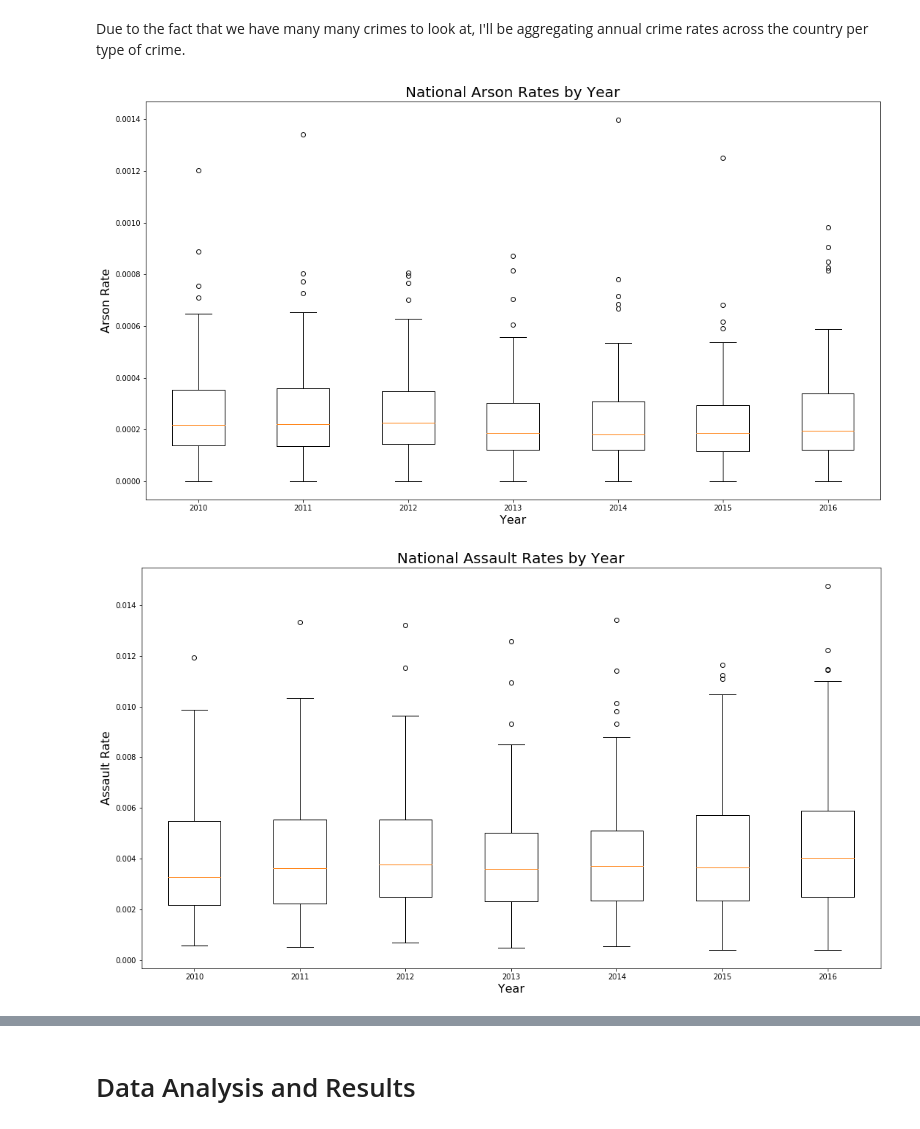
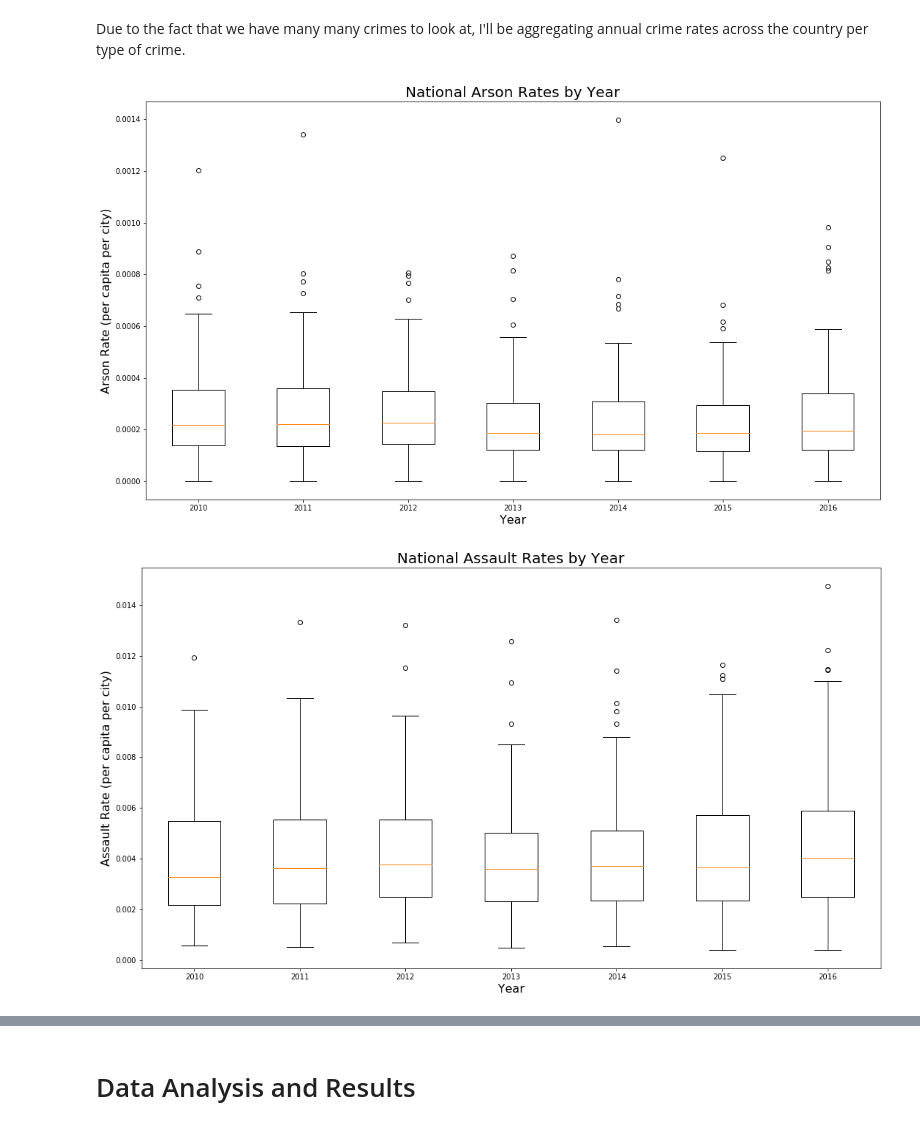
Before and after one commit to IgnacioBecerra/HappiestCity, a Jupyter notebook: FinalProject.ipynb, the cells around one changed output, grey strips where cells are left out. Cells and saved outputs as stored; diff of their text form; code cells hidden in the pictures.

Commit message:
cclarify crime plot ylabels

```diff
--- a/FinalProject.ipynb
+++ b/FinalProject.ipynb
@@ -1862,19 +1862,19 @@ Due to the fact that we have many many crimes to look at, I'll be aggregating an
 # %%
 years = [str(year) for year in range(2010, 2016+1)]
 
 # A+ variable naming
 crime_by_crime = crime.reset_index().drop('city', axis='columns').set_index('year').transpose()
 
 for crime_name in crime_by_crime.index:
     crime_rates = crime_by_crime.loc[crime_name]
     fig, ax = plt.subplots()
     ax.boxplot([crime_rates[year].values for year in years],
                labels=years)
     ax.set_title("National {}s by Year".format(crime_name.title()), fontsize=20)
     ax.set_xlabel("Year", fontsize=16)
-    ax.set_ylabel(crime_name.title(), fontsize=16)
+    ax.set_ylabel("{} (per capita per city)".format(crime_name.title()), fontsize=16)
     fig = plt.gcf()
     fig.set_size_inches(18, 10)
 # %% [output]
-[figure, old version]
+[figure, new version]
-[figure, old version]
+[figure, new version]
```
Also changed, not shown: parts of 1 cell of this notebook.
